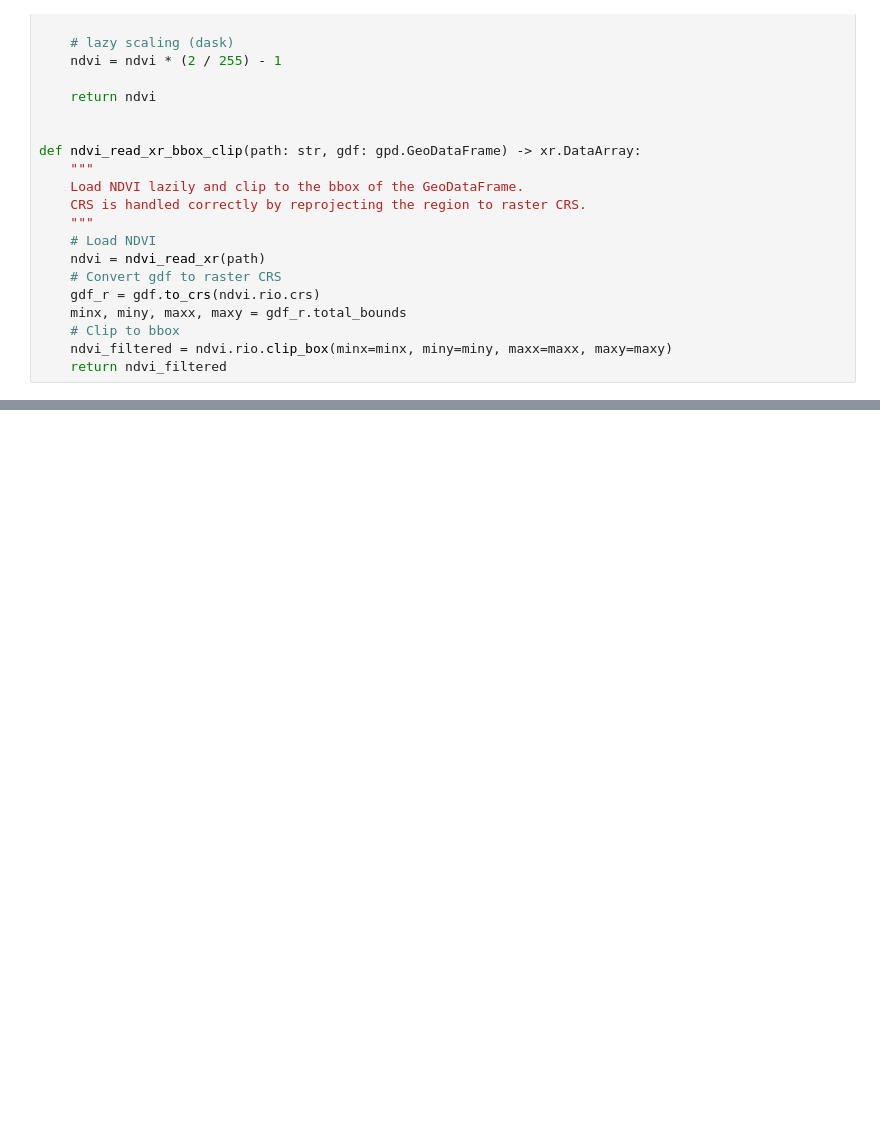
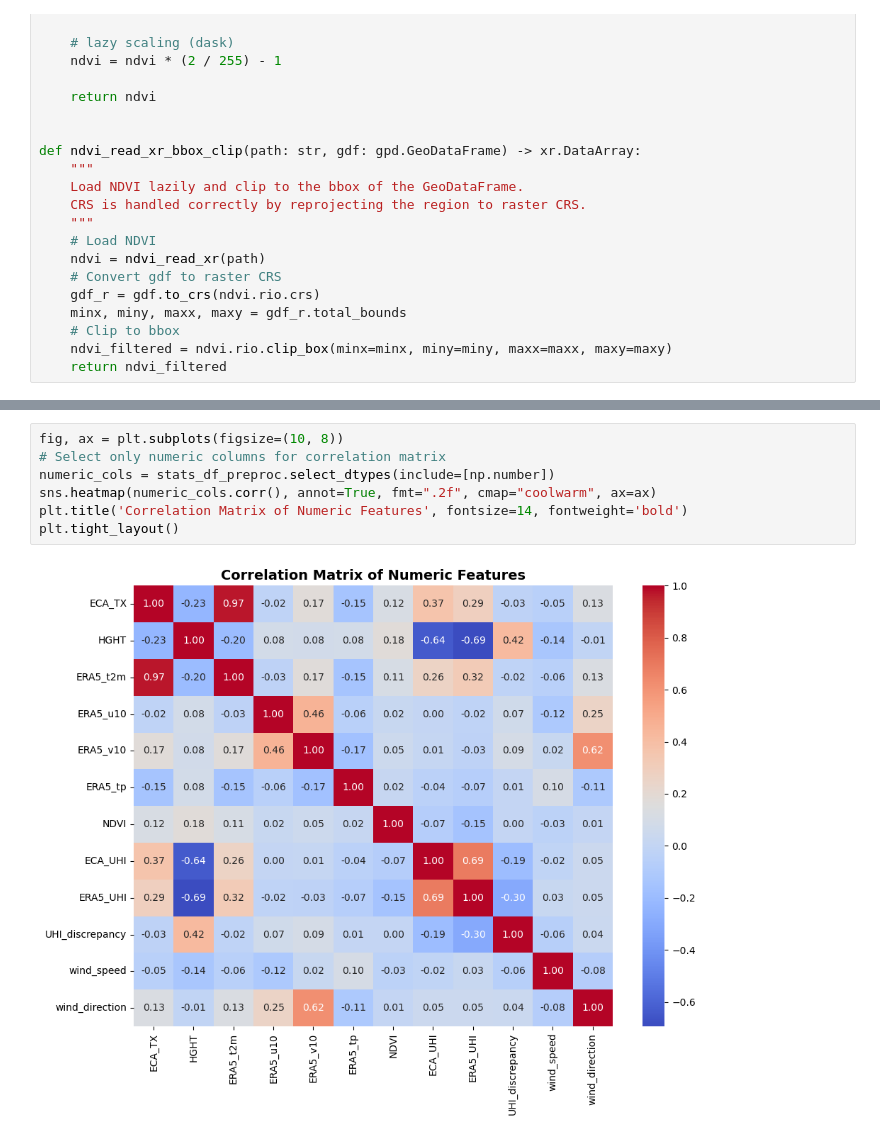
Before and after one commit to VaiTon/GenHack4, a Jupyter notebook: 3_metrics/week3_team29.ipynb, the cells around one changed output, grey strips where cells are left out. Drawn from its saved outputs; the diff is of its cells as text; blank space fills up the shorter version.

```diff
--- a/3_metrics/week3_team29.ipynb
+++ b/3_metrics/week3_team29.ipynb
@@ -131,0 +888,9 @@ def ndvi_read_xr_bbox_clip(path: str, gdf: gpd.GeoDataFrame) -> xr.DataArray:
+# %%
+fig, ax = plt.subplots(figsize=(10, 8))
+# Select only numeric columns for correlation matrix
+numeric_cols = stats_df_preproc.select_dtypes(include=[np.number])
+sns.heatmap(numeric_cols.corr(), annot=True, fmt=".2f", cmap="coolwarm", ax=ax)
+plt.title('Correlation Matrix of Numeric Features', fontsize=14, fontweight='bold')
+plt.tight_layout()
+# %% [output]
+[figure, added]
```
Also changed, not shown: parts of 59 cells of this notebook, 2 other files.
